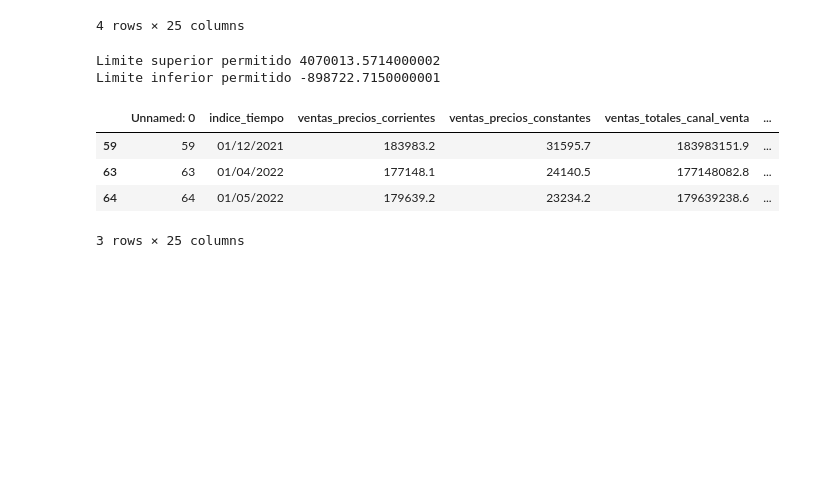
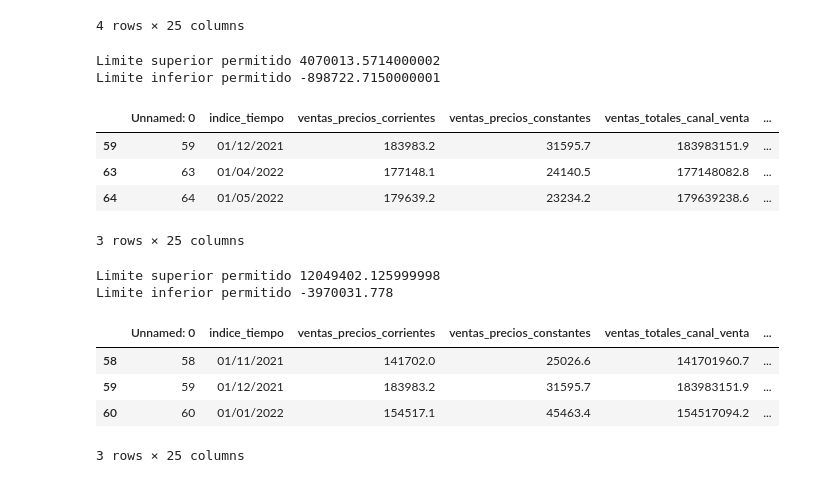
Before and after one commit to Papitasrancheras/Actividad-3, a Jupyter notebook: A3_Outliers.ipynb, the cells around one changed output. Cells and saved outputs as stored; diff of their text form; code cells hidden in the pictures; blank space fills up the shorter version.

Commit message:
Conversión e identificación outliers col electroni

```diff
--- a/A3_Outliers.ipynb
+++ b/A3_Outliers.ipynb
@@ -498,3 +498,32 @@ Limite inferior permitido -898722.7150000001
 | 63 | 63 | 01/04/2022 | 177148.1 | 24140.5 | 177148082.8 | ... |
 | 64 | 64 | 01/05/2022 | 179639.2 | 23234.2 | 179639238.6 | ... |
 3 rows × 25 columns
+# %%
+# Convertimos los valores de la columna indumentaria_calzado_textiles_hogar a numeric
+data["electronicos_articulos_hogar"] = pd.to_numeric(data["electronicos_articulos_hogar"], errors="coerce")
+
+#Sustituimos NAs por 1
+data["electronicos_articulos_hogar"] =data["electronicos_articulos_hogar"].fillna(1)
+y8=data["electronicos_articulos_hogar"]
+
+#Identificamos outliers
+percentile25=y8.quantile(0.25) #Q1
+percentile75=y8.quantile(0.75) #Q3
+iqr= percentile75 - percentile25
+
+Limite_Superior_iqr_1= percentile75 + 1.5*iqr
+Limite_Inferior_iqr_1= percentile25 - 1.5*iqr
+print("Limite superior permitido", Limite_Superior_iqr_1)
+print("Limite inferior permitido", Limite_Inferior_iqr_1)
+
+#Encontramos Outliers
+outliers_iqr= data[(y8>Limite_Superior_iqr_1)|(y8<Limite_Inferior_iqr_1)]
+outliers_iqr
+# %% [output]
+Limite superior permitido 12049402.125999998
+Limite inferior permitido -3970031.778
+|  | Unnamed: 0 | indice_tiempo | ventas_precios_corrientes | ventas_precios_constantes | ventas_totales_canal_venta | ... |
+| 58 | 58 | 01/11/2021 | 141702.0 | 25026.6 | 141701960.7 | ... |
+| 59 | 59 | 01/12/2021 | 183983.2 | 31595.7 | 183983151.9 | ... |
+| 60 | 60 | 01/01/2022 | 154517.1 | 45463.4 | 154517094.2 | ... |
+3 rows × 25 columns
```
Also changed, not shown: parts of 1 cell of this notebook.
